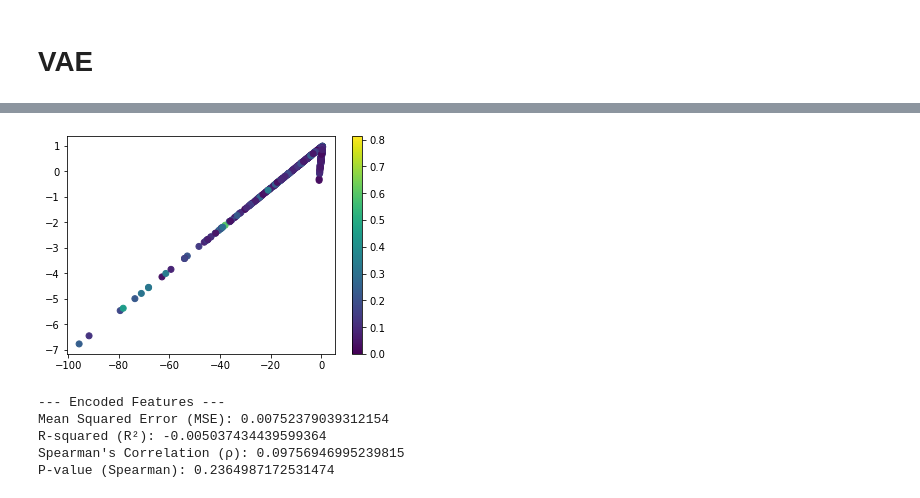
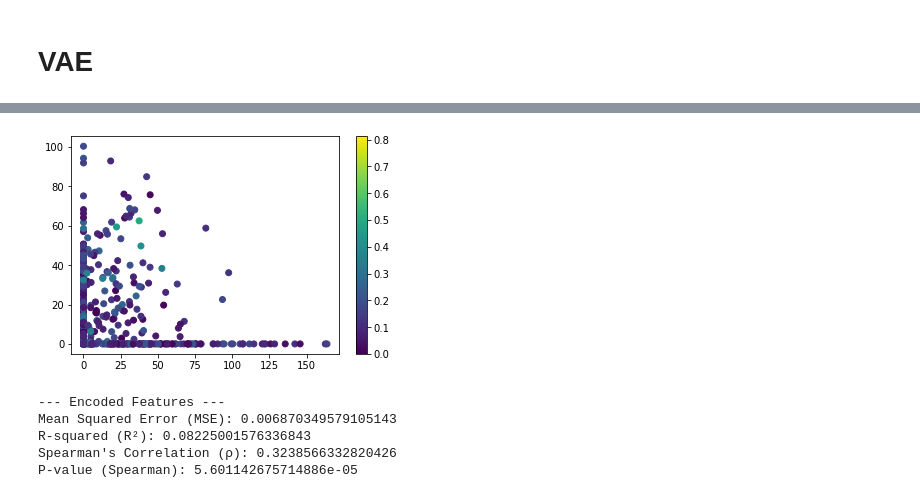
Before and after one commit to oskarboesch/ml-project-2-lol-ml, a Jupyter notebook: src/notebooks/auto_encoder.ipynb, the cells around one changed output, grey strips where cells are left out. Saved outputs shown, nothing was run; the diff lists cells and outputs as text; code cells hidden in the pictures.

```diff
--- a/src/notebooks/auto_encoder.ipynb
+++ b/src/notebooks/auto_encoder.ipynb
@@ -252,0 +280,9 @@ Epoch 10/10, Average Loss: 10408.8444
+# %%
+# Get all columns with more than 60% zeros
+columns_to_drop = percentage_zeros[percentage_zeros > 0.6].index
+# drop these columns
+train_augmented = train_augmented.drop(columns=columns_to_drop)
+# %%
+X_train = X_train.drop(columns=columns_to_drop)
+# %%
+X_test = X_test.drop(columns=columns_to_drop)
@@ -252,0 +292,16 @@ Epoch 10/10, Average Loss: 10408.8444
+# %%
+# Define the autoencoder architecture
+input_dim = X_train.shape[1]
+encoding_dim = 50
+
+# Set the encoding dimension
+input_layer = keras.layers.Input(shape=(input_dim,))
+encoder = keras.layers.Dense(encoding_dim, activation="relu")(input_layer)
+decoder = keras.layers.Dense(input_dim, activation="sigmoid")(encoder)
+autoencoder = keras.Model(inputs=input_layer, outputs=decoder)
+
+# Compile the autoencoder
+autoencoder.compile(optimizer='adam', loss='mse')
+
+# Summary of the autoencoder architecture
+autoencoder.summary()
@@ -253,9 +346,14 @@ Epoch 10/10, Average Loss: 10408.8444
 # %%
-# Extract the latent features
-encoded_features_train, _ = model.encode(torch.tensor(X_train.values, dtype=torch.float32).to(device))
+# Use encoder part of the autoencoder for feature selection
+encoder = keras.Model(inputs=autoencoder.input, outputs=autoencoder.layers[1].output)
+encoded_features_train = encoder.predict(X_train)
+encoded_features_test = encoder.predict(X_test)
+
+# Display the shape of extracted features
 print("Encoded Features Shape (Train):", encoded_features_train.shape)
+print("Encoded Features Shape (Test):", encoded_features_test.shape)
 # plot all encoded features
-plt.scatter(encoded_features_train[:,0].cpu().detach().numpy(), encoded_features_train[:,1].cpu().detach().numpy(), c = y_train['AAC'], cmap='viridis')
+plt.scatter(encoded_features_train[:,0], encoded_features_train[:,1], c = y_train['AAC'], cmap='viridis')
 plt.colorbar()
 plt.show()
 # %% [output]
@@ -263,16 +364,20 @@ Encoded Features Shape (Train): torch.Size([593, 2])
-[figure, old version]
+[figure, new version]
 # %%
-# Use the encoded features for regression
-encoded_features_test, _ = model.encode(torch.tensor(X_test.values, dtype=torch.float32).to(device))
-model = LinearRegression()
-model.fit(encoded_features_train.cpu().detach().numpy(), y_train)
+# --- Encoded Features ---
+# Fit a linear regression model using the encoded features
+encoded_model = LinearRegression()
+encoded_model.fit(encoded_features_train, y_train)
+
 # Make predictions on the test set
-y_pred_encoded = model.predict(encoded_features_test.cpu().detach().numpy())
+y_pred_encoded = encoded_model.predict(encoded_features_test)
+
 # Calculate regression metrics
 mse_encoded = mean_squared_error(y_test, y_pred_encoded)
 r2_encoded = r2_score(y_test, y_pred_encoded)
+
 # Calculate Spearman's rank correlation for encoded features
 spearman_encoded, p_value_encoded = spearmanr(y_test, y_pred_encoded)
+
 print("--- Encoded Features ---")
 print("Mean Squared Error (MSE):", mse_encoded)
 print("R-squared (R²):", r2_encoded)
@@ -280,7 +385,7 @@ print("Spearman's Correlation (ρ):", spearman_encoded)
 print("P-value (Spearman):", p_value_encoded)
 # %% [output]
 --- Encoded Features ---
-Mean Squared Error (MSE): 0.00752379039312154
-R-squared (R²): -0.005037434439599364
-Spearman's Correlation (ρ): 0.09756946995239815
-P-value (Spearman): 0.2364987172531474
+Mean Squared Error (MSE): 0.006870349579105143
+R-squared (R²): 0.08225001576336843
+Spearman's Correlation (ρ): 0.3238566332820426
+P-value (Spearman): 5.601142675714886e-05
```
Also changed, not shown: parts of 24 cells of this notebook, 4 other files.
